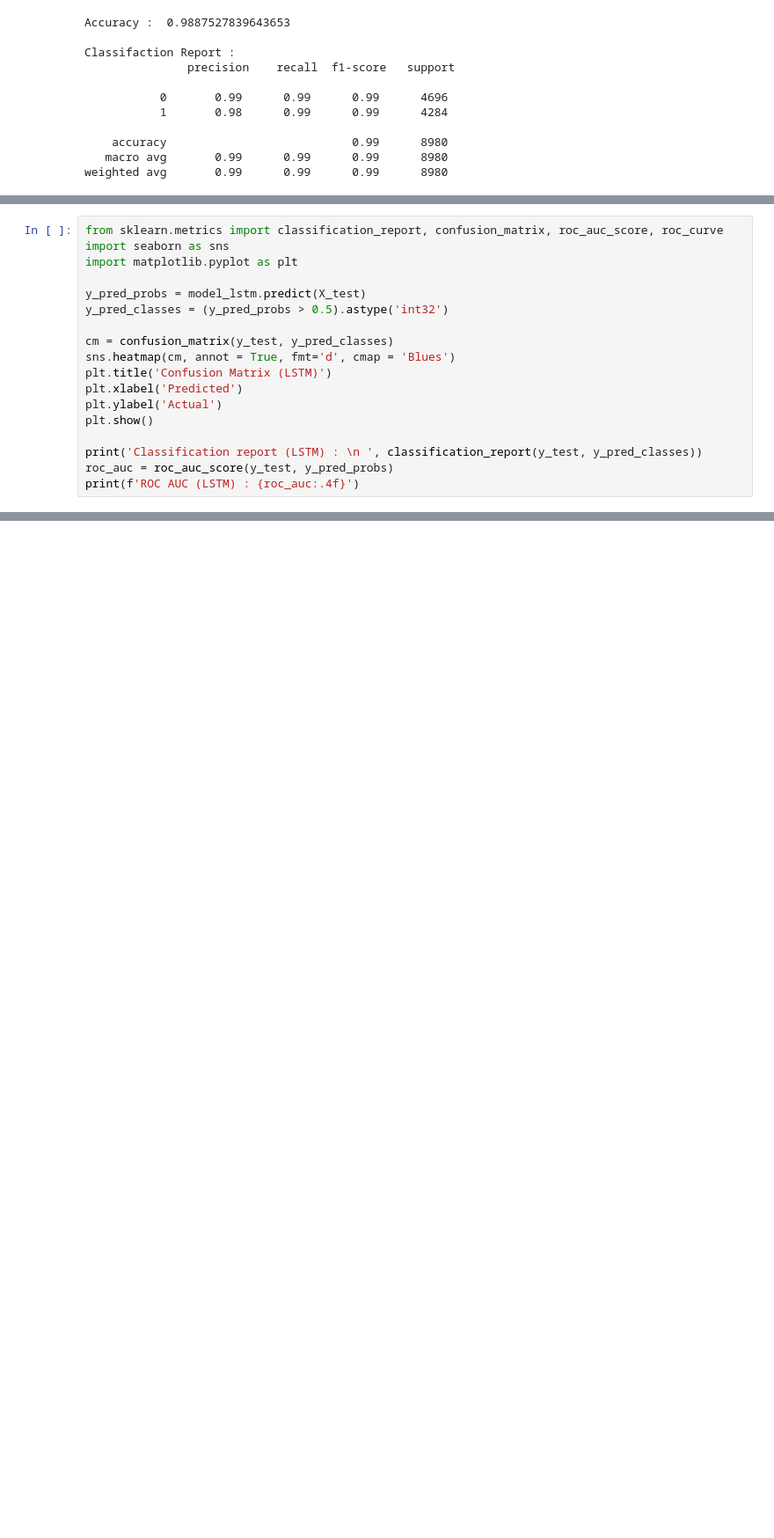
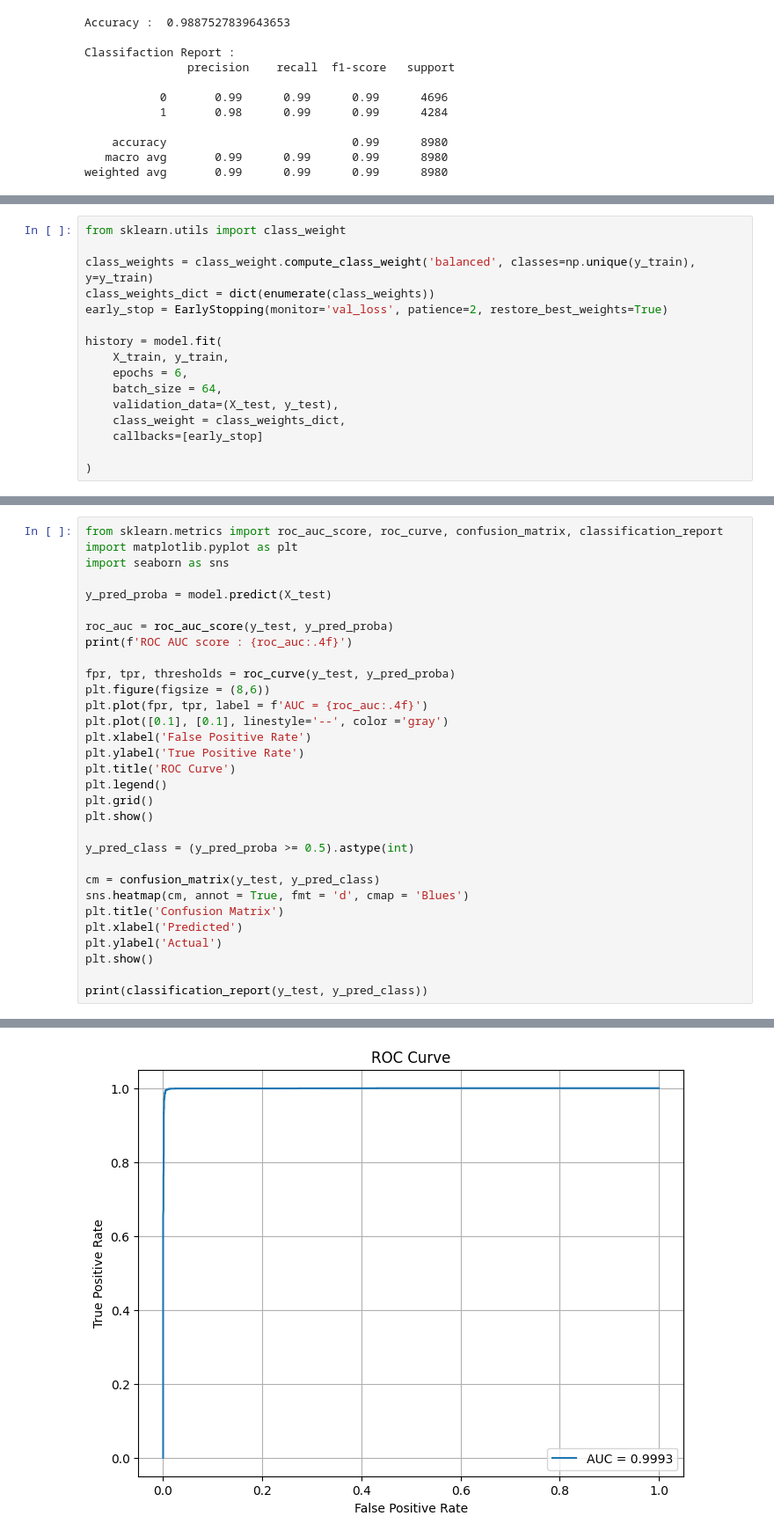
Before and after one commit to muzeyir/Fake-News-Detection-NLP, a Jupyter notebook: notebooks/FakeNewsDetection.ipynb, the cells around one changed output, grey strips where cells are left out. Shown at 88% size. Drawn from its saved outputs; the diff is of its cells as text; blank space fills up the shorter version.

Commit message:
LSTM problem fixed

```diff
--- a/notebooks/FakeNewsDetection.ipynb
+++ b/notebooks/FakeNewsDetection.ipynb
@@ -338,0 +364,16 @@ print(f'{accuracy}')
+# %%
+from sklearn.utils import class_weight
+
+class_weights = class_weight.compute_class_weight('balanced', classes=np.unique(y_train), y=y_train)
+class_weights_dict = dict(enumerate(class_weights))
+early_stop = EarlyStopping(monitor='val_loss', patience=2, restore_best_weights=True)
+
+history = model.fit(
+    X_train, y_train,
+    epochs = 6,
+    batch_size = 64,
+    validation_data=(X_test, y_test),
+    class_weight = class_weights_dict,
+    callbacks=[early_stop]
+
+)
@@ -339,18 +387,32 @@ print(f'{accuracy}')
 # %%
-from sklearn.metrics import classification_report, confusion_matrix, roc_auc_score, roc_curve
+from sklearn.metrics import roc_auc_score, roc_curve, confusion_matrix, classification_report
+import matplotlib.pyplot as plt
 import seaborn as sns
-import matplotlib.pyplot as plt
 
-y_pred_probs = model_lstm.predict(X_test)
-y_pred_classes = (y_pred_probs > 0.5).astype('int32')
+y_pred_proba = model.predict(X_test)
 
-cm = confusion_matrix(y_test, y_pred_classes)
-sns.heatmap(cm, annot = True, fmt='d', cmap = 'Blues')
-plt.title('Confusion Matrix (LSTM)')
+roc_auc = roc_auc_score(y_test, y_pred_proba)
+print(f'ROC AUC score : {roc_auc:.4f}')
+
+fpr, tpr, thresholds = roc_curve(y_test, y_pred_proba)
+plt.figure(figsize = (8,6))
+plt.plot(fpr, tpr, label = f'AUC = {roc_auc:.4f}')
+plt.plot([0.1], [0.1], linestyle='--', color ='gray')
+plt.xlabel('False Positive Rate')
+plt.ylabel('True Positive Rate')
+plt.title('ROC Curve')
+plt.legend()
+plt.grid()
+plt.show()
+
+y_pred_class = (y_pred_proba >= 0.5).astype(int)
+
+cm = confusion_matrix(y_test, y_pred_class)
+sns.heatmap(cm, annot = True, fmt = 'd', cmap = 'Blues')
+plt.title('Confusion Matrix')
 plt.xlabel('Predicted')
 plt.ylabel('Actual')
 plt.show()
 
-print('Classification report (LSTM) : \n ', classification_report(y_test, y_pred_classes))
-roc_auc = roc_auc_score(y_test, y_pred_probs)
-print(f'ROC AUC (LSTM) : {roc_auc:.4f}')
+print(classification_report(y_test, y_pred_class))
+# %% [output]
@@ -356,0 +421 @@ print(f'ROC AUC (LSTM) : {roc_auc:.4f}')
+[figure, added]
```
Also changed, not shown: parts of 22 cells of this notebook.
